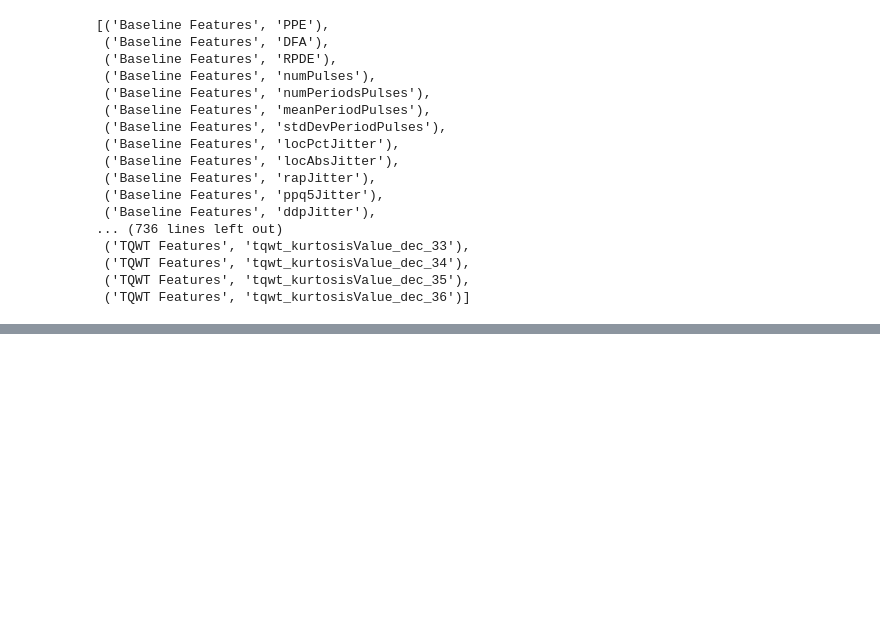
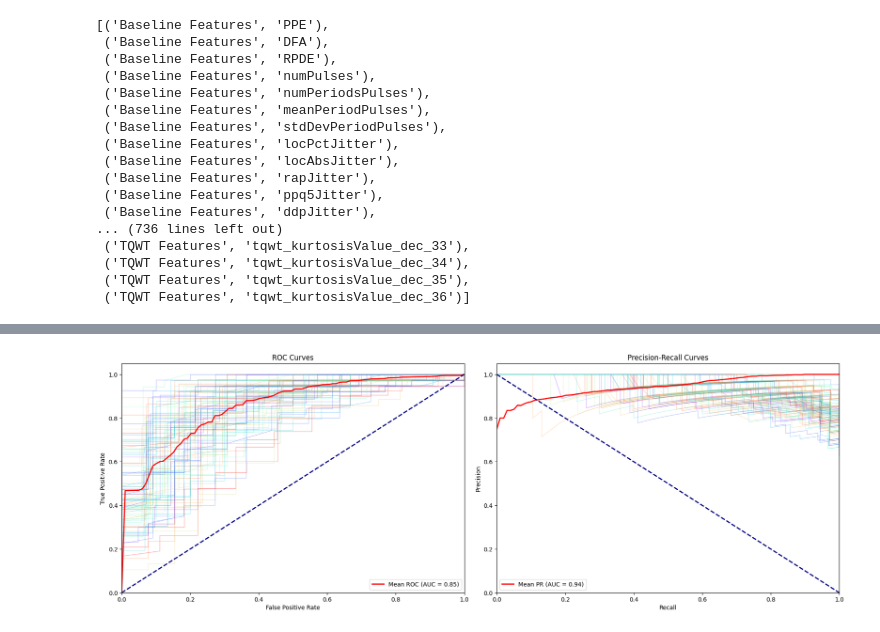
Before and after one commit to Selethe/MSB1015-Scientific-Programming-Project, a Jupyter notebook: Classification.ipynb, the cells around one changed output, grey strips where cells are left out. Saved outputs shown, nothing was run; the diff lists cells and outputs as text; code cells hidden in the pictures; blank space fills up the shorter version.

```diff
--- a/Classification.ipynb
+++ b/Classification.ipynb
@@ -56,0 +338,65 @@ for random_state in seed_list:
+# %%
+import numpy as np
+from sklearn.metrics import auc
+from numpy import interp
+
+plt.figure(figsize=(18, 12))
+
+# Lists to store the curves for each random state
+tprs = []
+precisions = []
+mean_fpr = np.linspace(0, 1, 100)
+
+for random_state in tqdm(seed_list):
+    X_train, X_val, X_train_val, X_test, y_train, y_val, y_train_val, y_test = create_train_validation_test_split(speech, ('Info','class'), random_state=random_state)
+    rf = RandomForestClassifier(n_estimators=1000, random_state=random_state, n_jobs=-1)
+    rf.fit(X_train_val[top_features], y_train_val)
+    y_pred_proba = rf.predict_proba(X_test[top_features])
+
+    fpr, tpr, _ = roc_curve(y_test, y_pred_proba[:, 1])
+    tprs.append(interp(mean_fpr, fpr, tpr))
+    tprs[-1][0] = 0.0
+
+    precision, recall, _ = precision_recall_curve(y_test, y_pred_proba[:, 1])
+    precisions.append(interp(mean_fpr, recall[::-1], precision[::-1])[::-1])
+
+    plt.subplot(221)
+    plt.plot(fpr, tpr, color=plt.cm.rainbow(np.random.rand()), lw=1, alpha=0.3)
+
+    plt.subplot(222)
+    plt.plot(recall, precision, color=plt.cm.rainbow(np.random.rand()), lw=1, alpha=0.3)
+
+# Calculate and plot mean ROC curve
+mean_tpr = np.mean(tprs, axis=0)
+mean_tpr[-1] = 1.0
+mean_auc = auc(mean_fpr, mean_tpr)
+
+plt.subplot(221)
+plt.plot(mean_fpr, mean_tpr, color='red', lw=2, label=f'Mean ROC (AUC = {mean_auc:.2f})')
+plt.plot([0, 1], [0, 1], color='navy', lw=2, linestyle='--')
+plt.xlim([0.0, 1.0])
+plt.ylim([0.0, 1.05])
+plt.xlabel('False Positive Rate')
+plt.ylabel('True Positive Rate')
+plt.title('ROC Curves')
+plt.legend(loc="lower right")
+
+# Calculate and plot mean Precision-Recall curve
+mean_precision = np.mean(precisions, axis=0)
+mean_recall = mean_fpr
+mean_auc_pr = auc(mean_recall, mean_precision)
+
+plt.subplot(222)
+plt.plot(mean_recall, mean_precision, color='red', lw=2, label=f'Mean PR (AUC = {mean_auc_pr:.2f})')
+plt.plot([0, 1], [1, 0], color='navy', lw=2, linestyle='--')
+plt.xlim([0.0, 1.0])
+plt.ylim([0.0, 1.05])
+plt.xlabel('Recall')
+plt.ylabel('Precision')
+plt.title('Precision-Recall Curves')
+plt.legend(loc="lower left")
+
+plt.tight_layout()
+plt.show()
+# %% [output]
+[figure, added]
```
Also changed, not shown: parts of 7 cells of this notebook.
